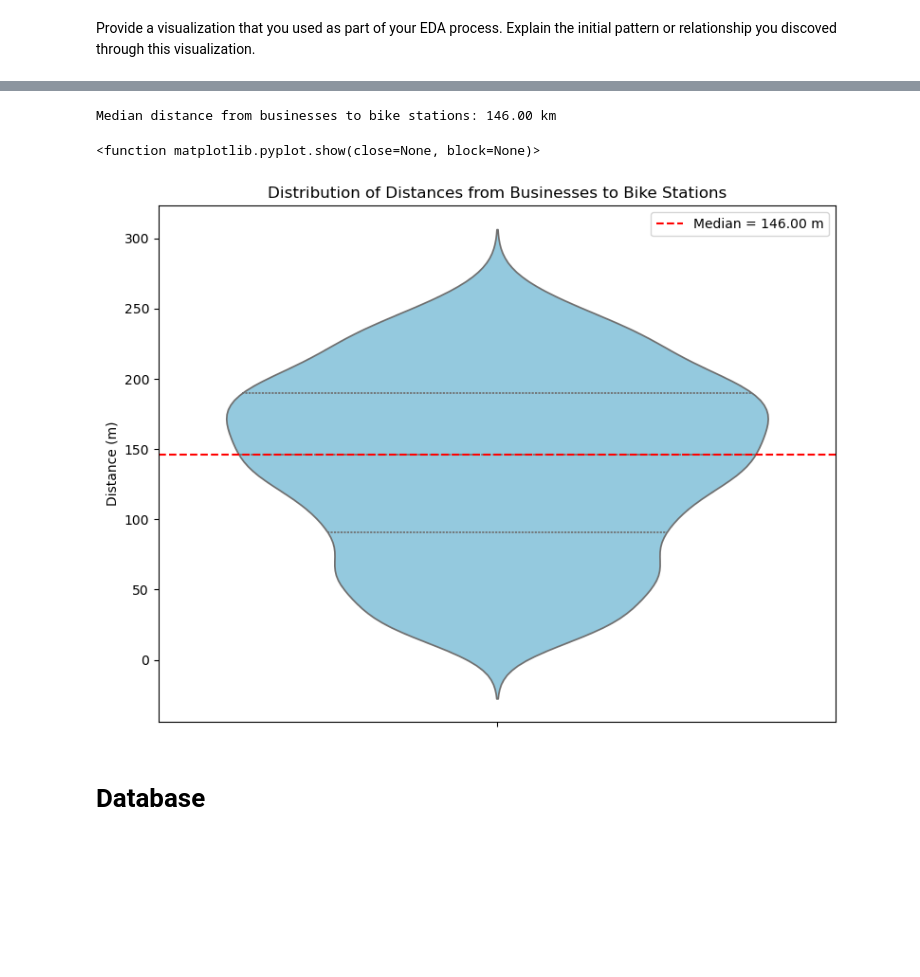
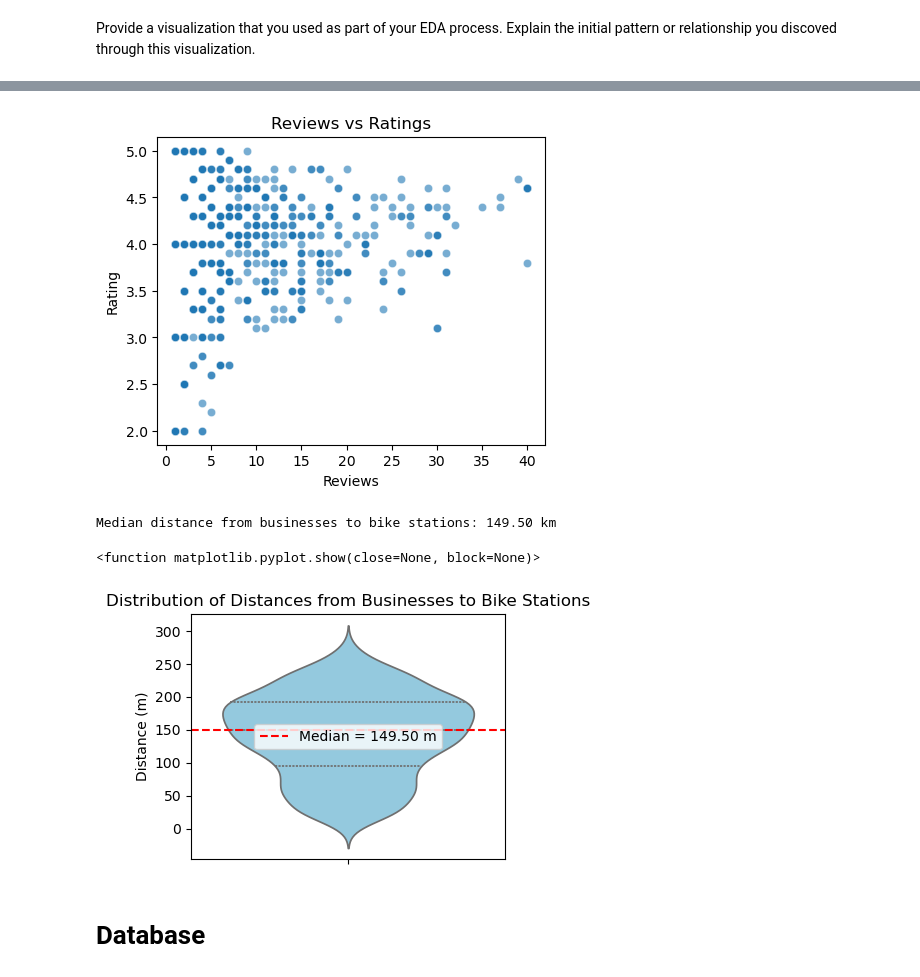
Before and after one commit to t0si/Statistical_Modelling_Project, a Jupyter notebook: notebooks/joining_data.ipynb, the cells around one changed output, grey strips where cells are left out. Drawn from its saved outputs; the diff is of its cells as text; code cells hidden in the pictures; blank space fills up the shorter version.

```diff
--- a/notebooks/joining_data.ipynb
+++ b/notebooks/joining_data.ipynb
@@ -11,3 +13,21 @@ df_citybike = pd.read_csv('/home/t0si/Statistical_Modelling_Project/data/citybik
 df_yelp = pd.read_csv('/home/t0si/Statistical_Modelling_Project/data/yelp_data.csv')
 
 merged_df = pd.merge(df_yelp, df_citybike, left_on='station_id', right_on='uid', how='inner')
+# %%
+# Map the price column to integers
+price_mapping = {'$': 1, '$$': 2, '$$$': 3, '$$$$': 4}
+merged_df['price'] = merged_df['price'].map(price_mapping).fillna(0).astype(int)
+# %%
+# Create boolean masks for rows where 'rating' and 'review_count' are 0
+rating_zero_mask = merged_df['rating'] == 0
+review_count_zero_mask = merged_df['review_count'] == 0
+
+# Check if the rows are identical
+same_rows = (rating_zero_mask == review_count_zero_mask).all()
+
+# Count the overlap (rows where both are 0)
+overlap_count = (rating_zero_mask & review_count_zero_mask).sum()
+
+# Print results
+print(f"Are the rows where 'rating' is 0 the same as those where 'review_count' is 0? {same_rows}")
+print(f"Number of rows where both 'rating' and 'review_count' are 0: {overlap_count}")
@@ -13,0 +37,3 @@ merged_df = pd.merge(df_yelp, df_citybike, left_on='station_id', right_on='uid',
+# %%
+#drop all the columns that have 0 rating and review_count
+merged_df = merged_df[~(rating_zero_mask & review_count_zero_mask)]
@@ -18,21 +160,32 @@ The following visualization shows that the median distance from the businesses t
+# %%
+plt.figure(figsize=(5, 4))
+sns.scatterplot(data=df_no_outliers, x='review_count', y='rating', alpha=0.6)
+plt.title('Reviews vs Ratings')
+plt.xlabel('Reviews')
+plt.ylabel('Rating')
+plt.savefig('/home/t0si/reviews_vs_ratings.png', format='png', dpi=300)  # Specify the filename, format, and resolution
+plt.show()
+# %% [output]
+[figure, added]
 # %%
 # Calculate the median distance
-median_distance = merged_df['distance'].median()
+df_no_outliers = pd.read_csv('/home/t0si/Statistical_Modelling_Project/data/merged_data.csv')
+median_distance = df_no_outliers['distance'].median()
 print(f"Median distance from businesses to bike stations: {median_distance:.2f} km")
 
 # Plot the distribution of distances
-plt.figure(figsize=(8, 6))
+plt.figure(figsize=(4, 3))
 sns.violinplot(data=merged_df, y='distance', color='skyblue', inner='quartile')
 plt.axhline(median_distance, color='red', linestyle='--', label=f'Median = {median_distance:.2f} m')
 plt.title('Distribution of Distances from Businesses to Bike Stations')
 plt.ylabel('Distance (m)')
 plt.legend()
 plt.tight_layout()
 plt.show
 # %% [output]
-Median distance from businesses to bike stations: 146.00 km
+Median distance from businesses to bike stations: 149.50 km
 <function matplotlib.pyplot.show(close=None, block=None)>
-[figure, old version]
+[figure, new version]
 # %% [markdown]
 # Database
 # %% [markdown]
```
Also changed, not shown: parts of 14 cells of this notebook, 3 other files.
